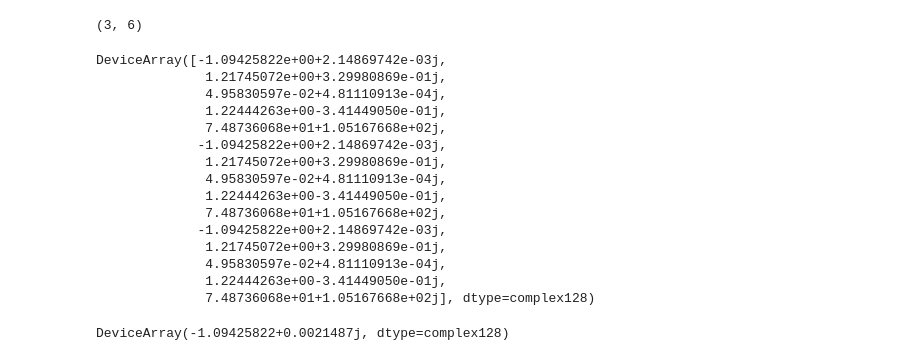
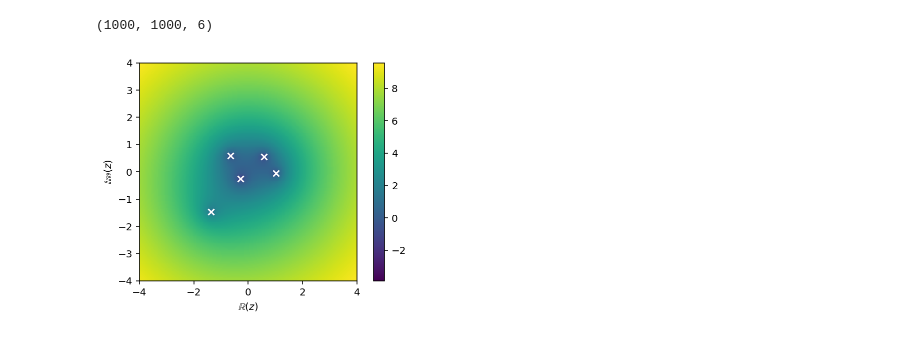
Before and after one commit to fbartolic/extending-jax, a Jupyter notebook: demo.ipynb, the cells around one changed output. Cells and saved outputs as stored; diff of their text form; code cells hidden in the pictures.

```diff
--- a/demo.ipynb
+++ b/demo.ipynb
@@ -11,14 +14,0 @@ gpu_ops: None
-# %%
-p = jnp.array([
-    -0.09681953 -0.00090856j,
-    2.01207803 -0.0004709j,
-    -1.12402336 + 0.00979704j,
-    -1.54998502 -0.01104674j,
-    1.1198831 + 0.00012531j,
-    -0.00506219 + 0.00697788j,
-])
-
-coeffs = jnp.stack([p, p, p])
-coeffs.shape
-# %% [output]
-(3, 6)
@@ -25,23 +61,34 @@ coeffs.shape
+# %%
+# Define 2D grid in the source plane
+npts = 1000
+xrange = 5
+yrange = 5
+
+x = jnp.linspace(-0.5*xrange, 0.5*xrange, npts)
+y = jnp.linspace(-0.5*xrange, 0.5*xrange, npts)
+xgrid, ygrid = jnp.meshgrid(x,y)
+
+# Lens mass ratio
+e1 = 0.2
+
+# Lens separation
+a = 0.7
+
+# Source position
+wgrid = xgrid + 1j*ygrid
+
+# Compute complex polynomial coefficients for each source position
+coeffs = vmap(vmap(lambda w: compute_polynomial_coeffs(a, w, e1)))(wgrid)
+coeffs.shape
+# %% [output]
+(1000, 1000, 6)
+# %%
+res = ehrlich_aberth(coeffs.reshape(-1, coeffs.shape[-1]))
+res_reshaped = res.reshape((coeffs.shape[0], coeffs.shape[1], 5))
+# %%
+plot_poly(coeffs[300, 280], roots=res_reshaped[300,280])
+# %% [output]
+[figure, added]
 # %%
-res = ehrlich_aberth(coeffs)
-res
+%%timeit
+ehrlich_aberth(coeffs)
-# %% [output]
-DeviceArray([-1.09425822e+00+2.14869742e-03j,
-              1.21745072e+00+3.29980869e-01j,
-              4.95830597e-02+4.81110913e-04j,
-              1.22444263e+00-3.41449050e-01j,
-              7.48736068e+01+1.05167668e+02j,
-             -1.09425822e+00+2.14869742e-03j,
-              1.21745072e+00+3.29980869e-01j,
-              4.95830597e-02+4.81110913e-04j,
-              1.22444263e+00-3.41449050e-01j,
-              7.48736068e+01+1.05167668e+02j,
-             -1.09425822e+00+2.14869742e-03j,
-              1.21745072e+00+3.29980869e-01j,
-              4.95830597e-02+4.81110913e-04j,
-              1.22444263e+00-3.41449050e-01j,
-              7.48736068e+01+1.05167668e+02j], dtype=complex128)
-# %%
-res[0]
-# %% [output]
-DeviceArray(-1.09425822+0.0021487j, dtype=complex128)
```
Also changed, not shown: parts of 2 cells of this notebook, 12 other files.
